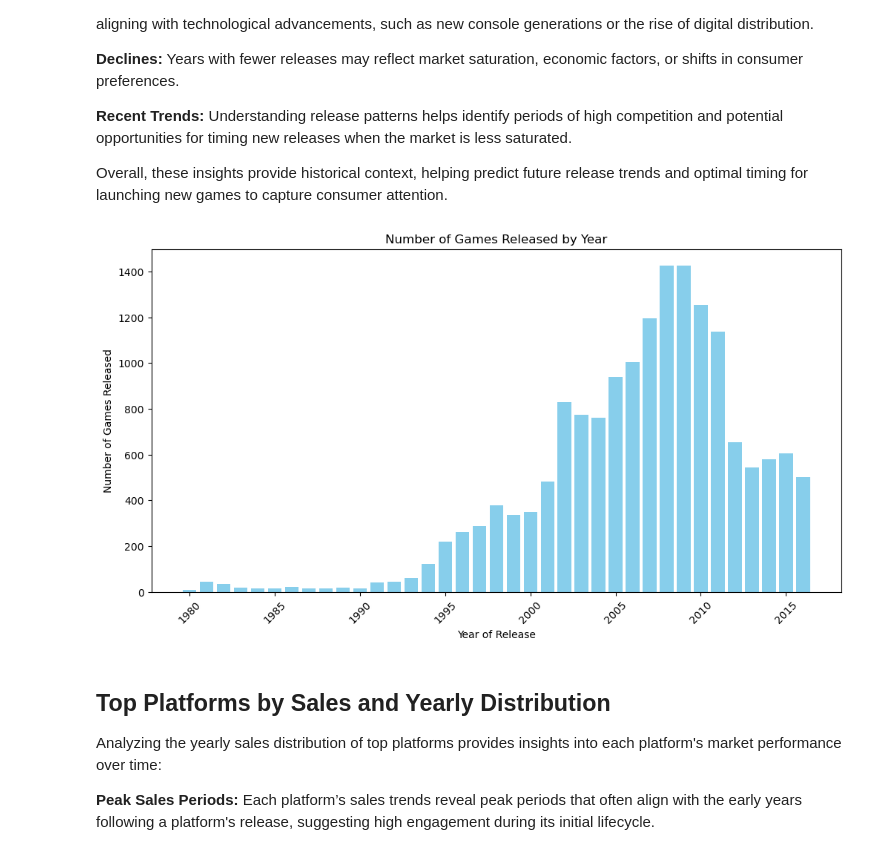
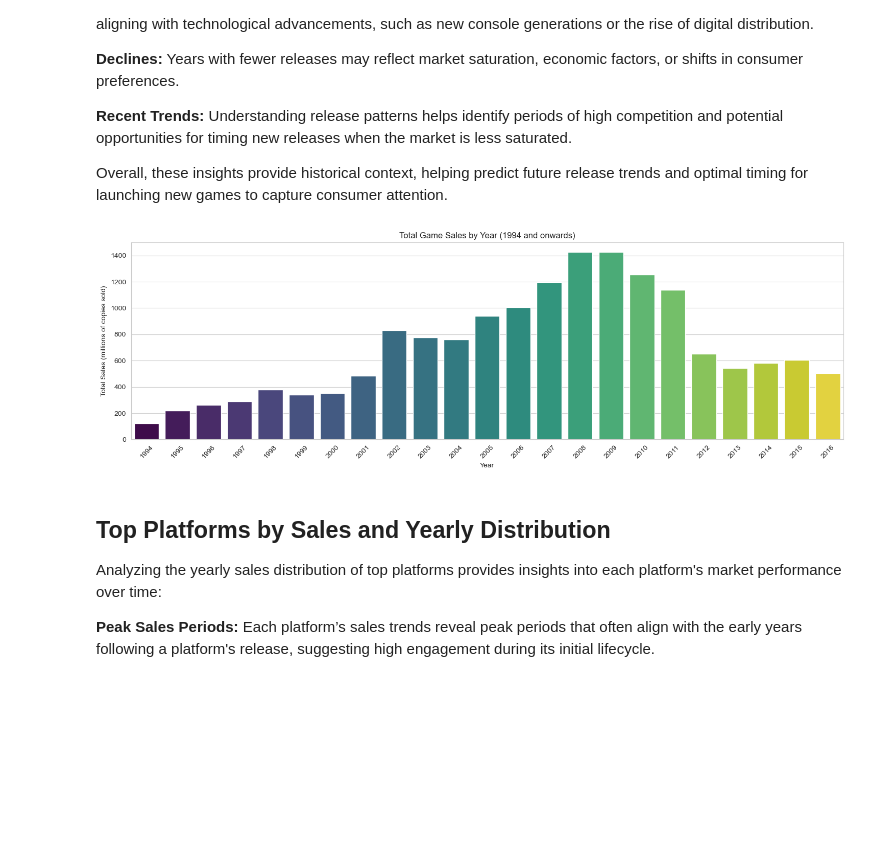
Before and after one commit to Mattyb883/video-game-sales-analysis, a Jupyter notebook: data_analysis.ipynb, the cells around one changed output. Saved outputs shown, nothing was run; the diff lists cells and outputs as text; code cells hidden in the pictures; blank space fills up the shorter version.

```diff
--- a/data_analysis.ipynb
+++ b/data_analysis.ipynb
@@ -54,5 +54,16 @@ games_df['year_of_release'] = games_df['year_of_release'].fillna(0).astype(int)
 games_df['user_score'] = pd.to_numeric(games_df['user_score'], errors='coerce')
 games_df['total_sales'] = games_df[['na_sales', 'eu_sales', 'jp_sales', 'other_sales']].sum(axis=1)
 
+# Check for duplicates
+duplicates_count = games_df.duplicated().sum()
+print(f"Number of duplicate rows: {duplicates_count}")
+
+# Remove duplicates if any are found
+if duplicates_count > 0:
+    games_df = games_df.drop_duplicates()
+    print("Duplicates have been removed.")
+else:
+    print("No duplicates found.")
+
 # Here, I'm leaving most missing values as NaN for now; let’s document this decision as we analyze further
 # - 'Critic_Score', 'User_Score', and 'Rating' contain many missing entries that may reflect unavailable data
@@ -98,14 +109,25 @@ games_by_year = games_df[games_df['year_of_release'] > 1900]['year_of_release'].
 # %%
-# Plot the number of game releases per year
-plt.figure(figsize=(12, 6))
-plt.bar(games_by_year.index, games_by_year.values, color='skyblue')
-plt.xlabel("Year of Release")
-plt.ylabel("Number of Games Released")
-plt.title("Number of Games Released by Year")
+# Group the data by 'year_of_release' and count the number of games released each year
+games_sales = games_df.groupby('year_of_release').agg({'name': 'count'})
+games_sales = games_sales.rename(columns={'name': 'Number of games sold'})
+games_sales.index = games_sales.index.rename('year')
+
+# Filter to include only years from 1990 onwards
+games_sales = games_sales[games_sales.index >= 1994]
+
+# Set Seaborn style for better aesthetics
+sns.set_style('whitegrid')
+
+# Plot the total game sales by year
+plt.figure(figsize=(18, 5))
+sns.barplot(x=games_sales.index, y=games_sales['Number of games sold'], palette="viridis", hue=games_sales.index, dodge=False, legend=False)
+plt.title("Total Game Sales by Year (1994 and onwards)")
+plt.ylabel("Total Sales (millions of copies sold)")
+plt.xlabel("Year")
 plt.xticks(rotation=45)
 plt.show()
 # %% [output]
-[figure, old version]
+[figure, new version]
 # %% [markdown]
 ## Top Platforms by Sales and Yearly Distribution
 
```
Also changed, not shown: parts of 35 cells of this notebook, 1 other file.
